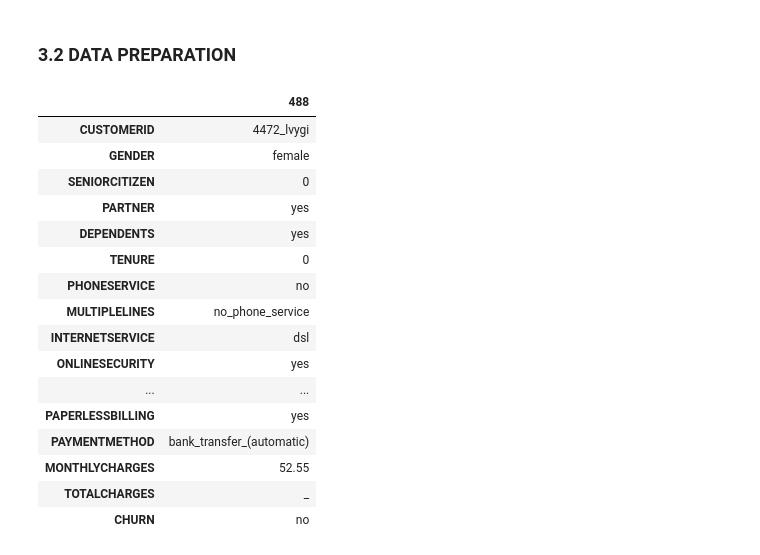
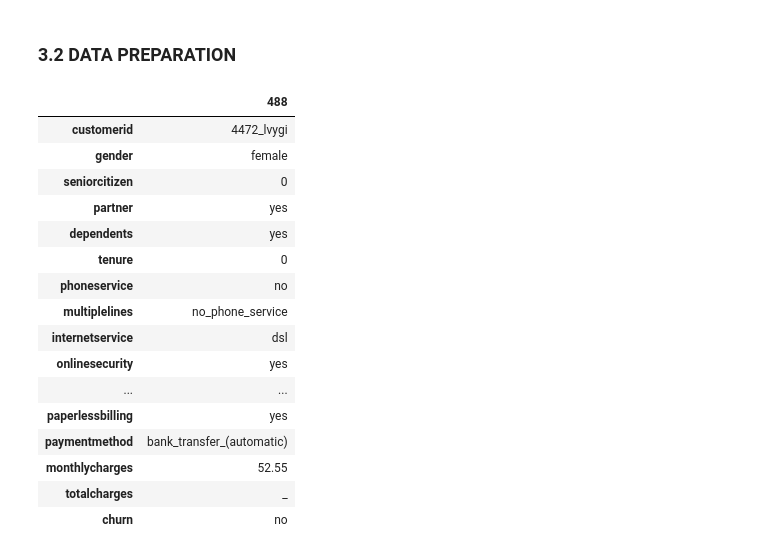
Before and after one commit to niltonPegass/ML_zoomcamp, a Jupyter notebook: ML_zoomcamp/03_classification/homework_classification.ipynb, the cells around one changed output. Saved outputs shown, nothing was run; the diff lists cells and outputs as text; code cells hidden in the pictures.

```diff
--- a/ML_zoomcamp/03_classification/homework_classification.ipynb
+++ b/ML_zoomcamp/03_classification/homework_classification.ipynb
@@ -42,36 +42,37 @@ rows: 7043
 # %% [markdown]
 ### 3.2 DATA PREPARATION
 # %%
-df.columns = df.columns.str.upper().str.replace(' ', '_')
+df.columns = df.columns.str.lower().str.replace(' ', '_')
 string_list = list(df.dtypes[df.dtypes == 'str'].index)
 
 for col in string_list:
     df[col] = df[col].str.lower().str.replace(' ', '_').str.replace('-', '_')
 
 # column example with string value that should be numeric
 # let fix it by replacing with 0 and then convert to numeric
 display(df[df.index == 488].T)
 
-df['TOTALCHARGES'] = pd.to_numeric(df['TOTALCHARGES'].replace('_', '0'), errors='coerce')
-df['MONTHLYCHARGES'] = pd.to_numeric(df['MONTHLYCHARGES'].replace('_', '0'), errors='coerce')
+df['totalcharges'] = pd.to_numeric(df['totalcharges'].replace('_', '0'), errors='coerce')
+df['monthlycharges'] = pd.to_numeric(df['monthlycharges'].replace('_', '0'), errors='coerce')
+df['seniorcitizen'] = df['seniorcitizen'].astype(int).replace(0, 'no').replace(1, 'yes').astype(str)
 
 #df['CHURN'] = df['CHURN'].map({'yes': 1, 'no': 0})
-df['CHURN'] = (df['CHURN'] == 'yes').astype(int)
+df['churn'] = (df['churn'] == 'yes').astype(int)
 # %% [output]
 |  | 488 |
-| CUSTOMERID | 4472_lvygi |
-| GENDER | female |
-| SENIORCITIZEN | 0 |
-| PARTNER | yes |
-| DEPENDENTS | yes |
-| TENURE | 0 |
-| PHONESERVICE | no |
-| MULTIPLELINES | no_phone_service |
-| INTERNETSERVICE | dsl |
-| ONLINESECURITY | yes |
+| customerid | 4472_lvygi |
+| gender | female |
+| seniorcitizen | 0 |
+| partner | yes |
+| dependents | yes |
+| tenure | 0 |
+| phoneservice | no |
+| multiplelines | no_phone_service |
+| internetservice | dsl |
+| onlinesecurity | yes |
 | ... | ... |
-| PAPERLESSBILLING | yes |
-| PAYMENTMETHOD | bank_transfer_(automatic) |
-| MONTHLYCHARGES | 52.55 |
-| TOTALCHARGES | _ |
-| CHURN | no |
+| paperlessbilling | yes |
+| paymentmethod | bank_transfer_(automatic) |
+| monthlycharges | 52.55 |
+| totalcharges | _ |
+| churn | no |
```
Also changed, not shown: parts of 14 cells of this notebook.
